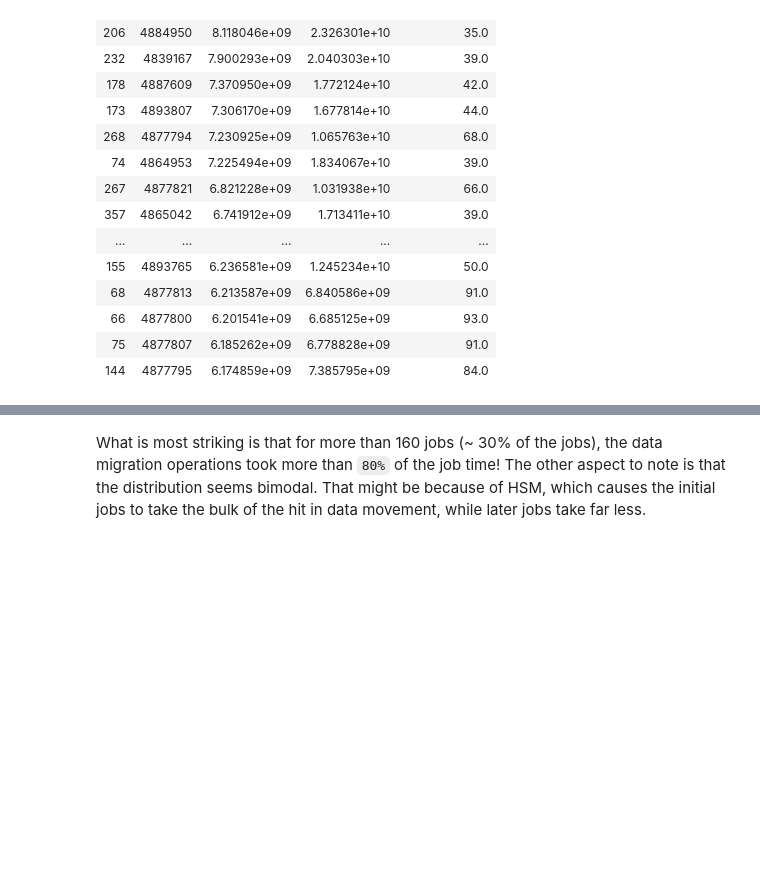
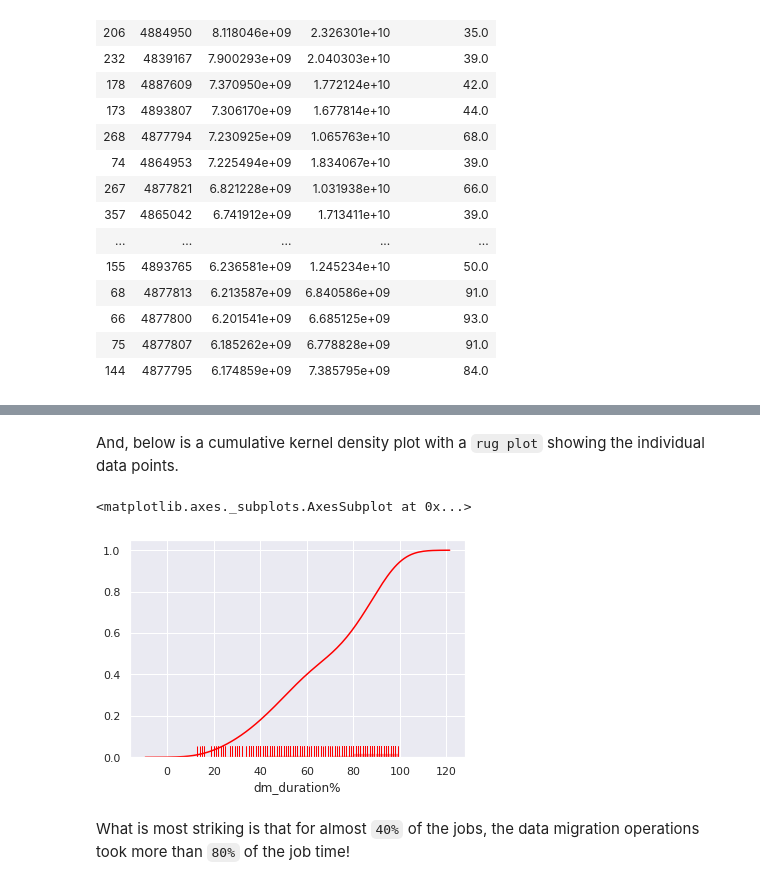
Before and after one commit to ilaflott/epmt, a Jupyter notebook: docs/data-migration-study.ipynb, the cells around one changed output, grey strips where cells are left out. Drawn from its saved outputs; the diff is of its cells as text; code cells hidden in the pictures; blank space fills up the shorter version.

```diff
--- a/docs/data-migration-study.ipynb
+++ b/docs/data-migration-study.ipynb
@@ -110,2 +134,9 @@ sns.distplot(ops_df_agg_by_job['dm_duration%'], kde=False, color='red')
+# %% [markdown]
+And, below is a cumulative kernel density plot with a `rug plot` showing the individual data points.
+# %%
+sns.distplot(ops_df_agg_by_job['dm_duration%'], color='red', rug=True, kde_kws = {'cumulative': True})
+# %% [output]
+<matplotlib.axes._subplots.AxesSubplot at 0x...>
+[figure, added]
 # %% [markdown]
-What is most striking is that for more than 160 jobs (~ 30% of the jobs), the data migration operations took more than `80%` of the job time! The other aspect to note is that the distribution seems bimodal. That might be because of HSM, which causes the initial jobs to take the bulk of the hit in data movement, while later jobs take far less.
+What is most striking is that for almost `40%` of the jobs, the data migration operations took more than `80%` of the job time!
```
Also changed, not shown: parts of 19 cells of this notebook.
